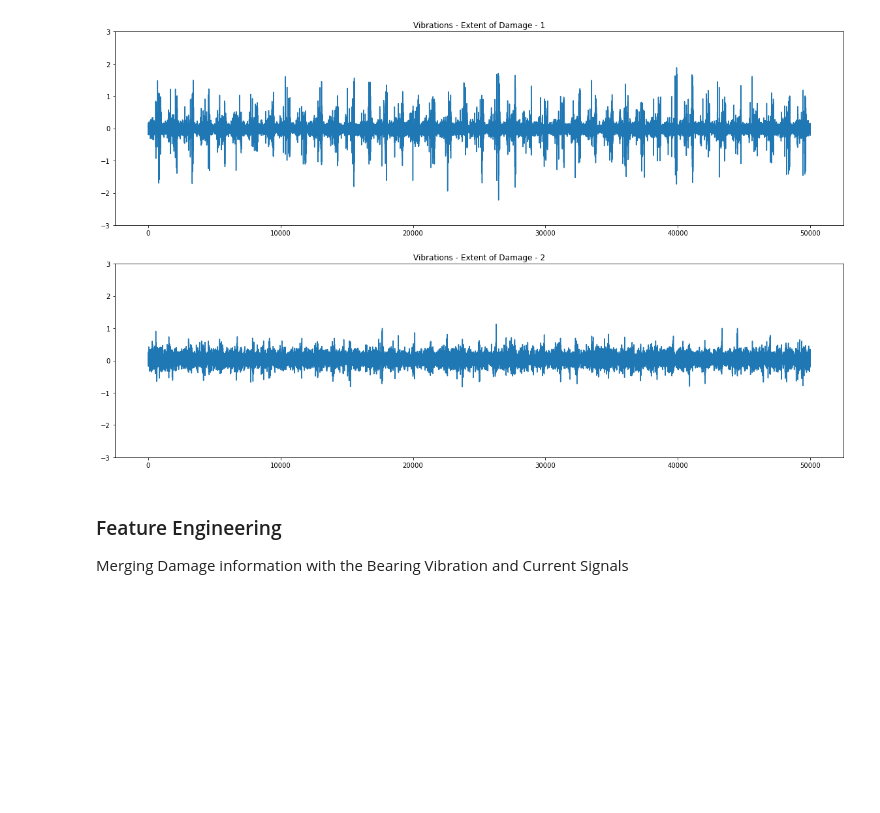
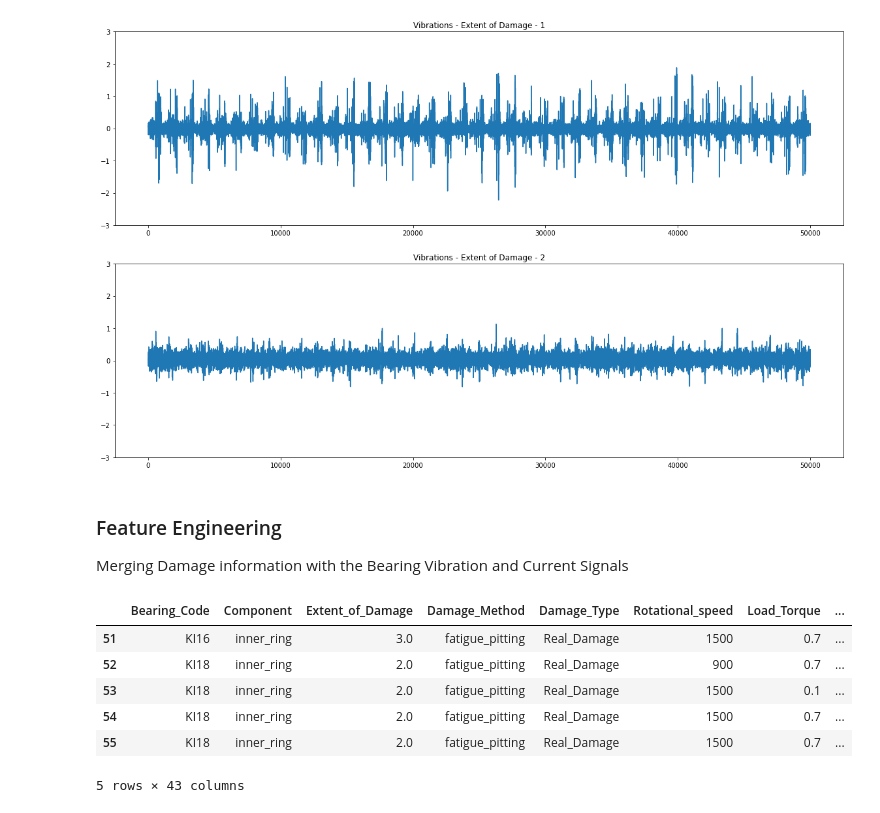
Before and after one commit to data-describe/awesome-data-science-models, a Jupyter notebook: iot-condition-monitoring/EDA/EDA_bearing_condition_monitoring.ipynb, the cells around one changed output. Drawn from its saved outputs; the diff is of its cells as text; code cells hidden in the pictures; blank space fills up the shorter version.

```diff
--- a/iot-condition-monitoring/EDA/EDA_bearing_condition_monitoring.ipynb
+++ b/iot-condition-monitoring/EDA/EDA_bearing_condition_monitoring.ipynb
@@ -416,5 +423,7 @@ Merging Damage information with the Bearing Vibration and Current Signals
+# %%
+Damage_Info_csv = '/Users/arivarasuperumal/Desktop/condition_monitoring/iot-condition-monitoring/data/bearing_damage.csv'
 # %%
-damage_info = pd.read_csv('Damage_Info_csv')
+damage_info = pd.read_csv(Damage_Info_csv)
 
 def data_prep(matlab_file_path):
 
@@ -439,7 +448,7 @@ def data_prep(matlab_file_path):
     temp = temp[1:]
 
     matlab_file_name = os.path.basename(matlab_file_path)
-    temp['Bearing Code'] = matlab_file_name[matlab_file_name.rfind('K'):matlab_file_name.rfind('_')]
+    temp['Bearing_Code'] = matlab_file_name[matlab_file_name.rfind('K'):matlab_file_name.rfind('_')]
     temp['Rotational_speed'] = int(matlab_file_name[matlab_file_name.rfind('N')+1:matlab_file_name.rfind('_M')])*100
     temp['Load_Torque'] = int(matlab_file_name[matlab_file_name.rfind('M')+1:matlab_file_name.rfind('_F')])/10
     temp['Radial_Force'] = int(matlab_file_name[matlab_file_name.rfind('F')+1:matlab_file_name.rfind('_K')])*100
@@ -448,15 +457,34 @@ def data_prep(matlab_file_path):
 # %%
 data = pd.DataFrame()
 
-for name in sorted(glob.glob('Your_matlab_files_folder')):
-    data = data.append(data_prep(name))
+for name in sorted(glob.glob(Your_matlab_files_folder)):
+    for file in sorted(glob.glob(name+'/*.mat')):
+        data = data.append(data_prep(file))
+
+data = data.groupby(['Bearing_Code','Rotational_speed','Load_Torque','Radial_Force']) \
+           .agg(lambda x: list(x))
+
+for i in range(0,len(data)):
+    for col in data.columns:
+        data[col][i] = [item for items in data[col][i] for item in items]
+
 
 data = data.reset_index()
-del(data['index'])
 
-final_data = damage_info.merge(data, on = 'Bearing Code',how = 'right')
+final_data = damage_info.merge(data, on = 'Bearing_Code',how = 'right')
 # %%
-for col in data.columns[:6]:
+for col in data.columns[4:]:
     final_data['min_'+col] = final_data[col].apply(lambda x: min(x))
     final_data['max_'+col] = final_data[col].apply(lambda x: max(x))
     final_data['avg_'+col] = final_data[col].apply(lambda x: np.mean(x))
+    final_data['std_'+col] = final_data[col].apply(lambda x: np.std(x))
+# %%
+final_data.tail()
+# %% [output]
+|  | Bearing_Code | Component | Extent_of_Damage | Damage_Method | Damage_Type | Rotational_speed | Load_Torque | ... |
+| 51 | KI16 | inner_ring | 3.0 | fatigue_pitting | Real_Damage | 1500 | 0.7 | ... |
+| 52 | KI18 | inner_ring | 2.0 | fatigue_pitting | Real_Damage | 900 | 0.7 | ... |
+| 53 | KI18 | inner_ring | 2.0 | fatigue_pitting | Real_Damage | 1500 | 0.1 | ... |
+| 54 | KI18 | inner_ring | 2.0 | fatigue_pitting | Real_Damage | 1500 | 0.7 | ... |
+| 55 | KI18 | inner_ring | 2.0 | fatigue_pitting | Real_Damage | 1500 | 0.7 | ... |
+5 rows × 43 columns
```
Also changed, not shown: parts of 11 cells of this notebook, 1 other file.
